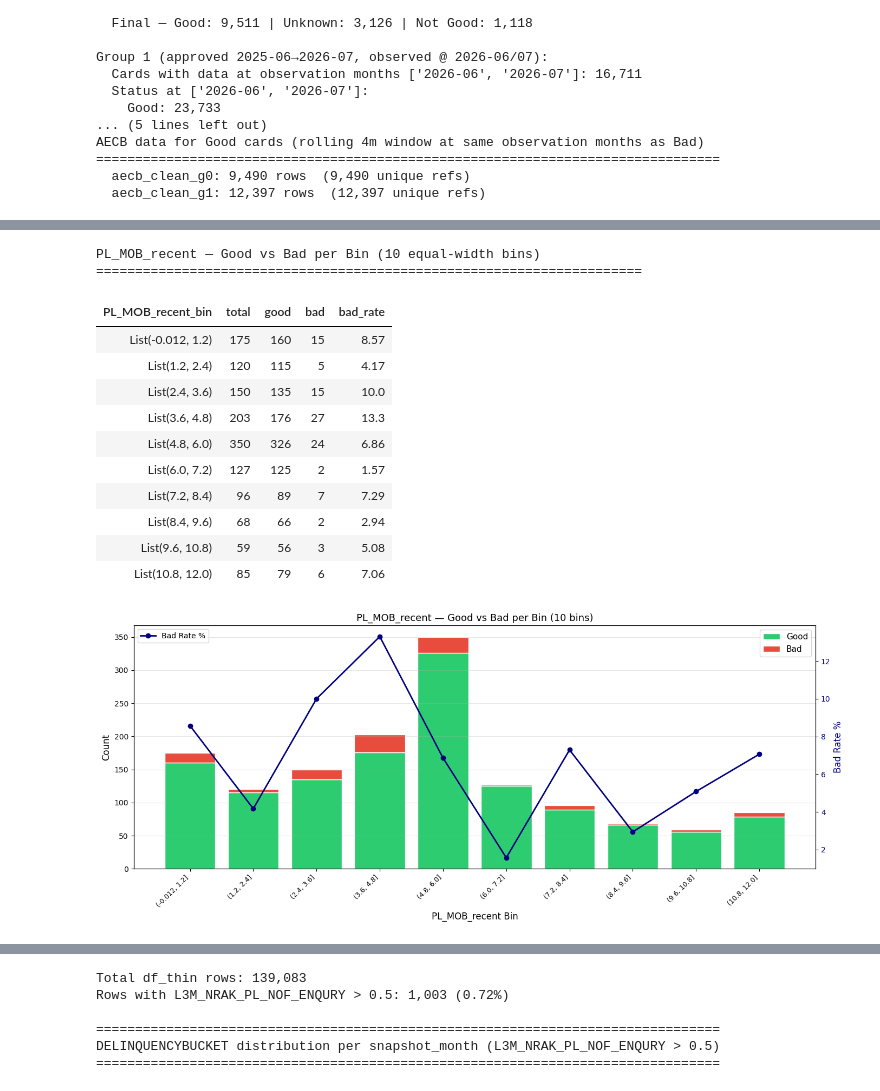
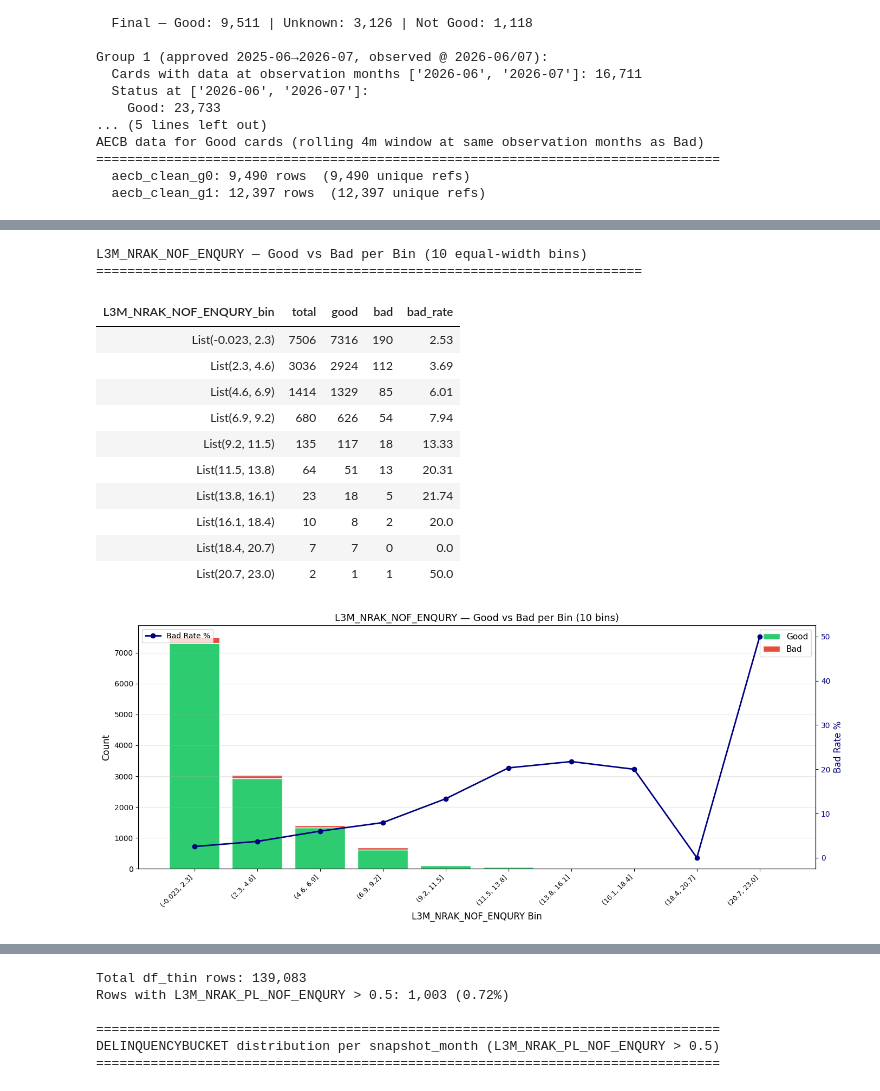
Before and after one commit to zhengzhu-rakbank/credit_card_application_playground, a Jupyter notebook: CC_Approval_AECB_Data_Pull.ipynb, the cells around one changed output, grey strips where cells are left out. Saved outputs shown, nothing was run; the diff lists cells and outputs as text; code cells hidden in the pictures.

```diff
--- a/CC_Approval_AECB_Data_Pull.ipynb
+++ b/CC_Approval_AECB_Data_Pull.ipynb
@@ -811,11 +867,11 @@ refs_group1 = card_to_ref_curr[card_to_ref_curr['CREDITCARDNO'].isin(bad_group1_
 # Filter AECB data for each group
 aecb_group0 = aecb_pd_prev[aecb_pd_prev['Reference_Number'].isin(refs_group0)].copy()
 aecb_group0['group'] = 0
-aecb_group0['group_label'] = 'G0: Bad@2025-07/08 (approved 2024-06→2025-07)'
+aecb_group0['group_label'] = 'G0: Bad@2025-06/07 (approved 2024-06→2025-07)'
 
 aecb_group1 = aecb_pd[aecb_pd['Reference_Number'].isin(refs_group1)].copy()
 aecb_group1['group'] = 1
-aecb_group1['group_label'] = 'G1: Bad@2026-07/08 (approved 2025-06→2026-07)'
+aecb_group1['group_label'] = 'G1: Bad@2026-06/07 (approved 2025-06→2026-07)'
 
 print(f"AECB rows — Group 0: {len(aecb_group0):,} | Group 1: {len(aecb_group1):,}")
 
@@ -881,8 +937,8 @@ colors = ['#e74c3c' if v > 0 else '#2ecc71' for v in top20['mean_pct_change']]
 ax.barh(top20.index, top20['mean_pct_change'], color=colors)
 ax.set_xlabel('Mean % Change (G0 → G1)', fontsize=11)
 ax.set_title('Top 20 Feature Changes (mean % change)\n'
-             'G0: Bad@2025-07/08 approved 2024-06→2025-07  |  '
-             'G1: Bad@2026-07/08 approved 2025-06→2026-07', fontsize=11)
+             'G0: Bad@2025-06/07 approved 2024-06→2025-07  |  '
+             'G1: Bad@2026-06/07 approved 2025-06→2026-07', fontsize=11)
 ax.axvline(0, color='black', linewidth=0.8)
 ax.grid(True, alpha=0.3, axis='x')
 
@@ -1425,11 +1582,11 @@ good_df['target_label'] = 'Good'
 # Combine
 combined = pd.concat([bad_df, good_df], ignore_index=True)
 
-# Fill missing MOB_Since_Chq_Rtn with -99
-combined['MOB_Since_Chq_Rtn'] = pd.to_numeric(combined['MOB_Since_Chq_Rtn'], errors='coerce').fillna(-1)
+# Fill missing MOB_Since_Chq_Rtn with 99 (aligned with Cell 16 imputation)
+combined['MOB_Since_Chq_Rtn'] = pd.to_numeric(combined['MOB_Since_Chq_Rtn'], errors='coerce').fillna(99)
 
 print(f"Combined rows: {len(combined):,}  (Bad: {(combined['target']==1).sum():,} | Good: {(combined['target']==0).sum():,})")
-print(f"MOB_Since_Chq_Rtn missing filled with -1: {(combined['MOB_Since_Chq_Rtn'] == -1).sum():,}")
+print(f"MOB_Since_Chq_Rtn missing filled with 99: {(combined['MOB_Since_Chq_Rtn'] == 99).sum():,}")
 
 # --- Aggregate: good vs bad count per distinct MOB_Since_Chq_Rtn value --------
 value_stats = (
@@ -1463,7 +1620,7 @@ ax1.set_xticks(x_pos)
 ax1.set_xticklabels(x_labels, rotation=45, ha='right', fontsize=9)
 ax1.set_xlabel('MOB_Since_Chq_Rtn', fontsize=12)
 ax1.set_ylabel('Count', fontsize=12)
-ax1.set_title('MOB_Since_Chq_Rtn — Good vs Bad per Value\n(aecb_group1 [Bad] + aecb_clean_g1 [Good], missing → -1)', fontsize=13)
+ax1.set_title('MOB_Since_Chq_Rtn — Good vs Bad per Value\n(aecb_group1 [Bad] + aecb_clean_g1 [Good], missing → 99)', fontsize=13)
 ax1.legend(fontsize=11)
 
 # Overlay bad rate line
@@ -1508,15 +1665,15 @@ MOB_Since_Chq_Rtn — Good vs Bad per Value
 import pandas as pd
 import matplotlib.pyplot as plt
 
-combined['PL_MOB_recent'] = pd.to_numeric(combined['PL_MOB_recent'], errors='coerce')
+combined['L3M_NRAK_NOF_ENQURY'] = pd.to_numeric(combined['L3M_NRAK_NOF_ENQURY'], errors='coerce')
 
 # Cut into 10 bins (equal-width)
-combined['PL_MOB_recent_bin'] = pd.cut(combined['PL_MOB_recent'], bins=10)
+combined['L3M_NRAK_NOF_ENQURY_bin'] = pd.cut(combined['L3M_NRAK_NOF_ENQURY'], bins=10)
 
 # Aggregate good / bad counts per bin
 bin_stats = (
     combined
-    .groupby('PL_MOB_recent_bin', observed=False)
+    .groupby('L3M_NRAK_NOF_ENQURY_bin', observed=False)
     .agg(
         total=('target', 'count'),
         bad=('target', 'sum'),
@@ -1524,51 +1681,51 @@ bin_stats = (
     .reset_index()
 )
 bin_stats['good'] = bin_stats['total'] - bin_stats['bad']
 bin_stats['bad_rate'] = (bin_stats['bad'] / bin_stats['total'] * 100).round(2)
-bin_stats = bin_stats[['PL_MOB_recent_bin', 'total', 'good', 'bad', 'bad_rate']]
+bin_stats = bin_stats[['L3M_NRAK_NOF_ENQURY_bin', 'total', 'good', 'bad', 'bad_rate']]
 
-print("PL_MOB_recent — Good vs Bad per Bin (10 equal-width bins)")
+print("L3M_NRAK_NOF_ENQURY — Good vs Bad per Bin (10 equal-width bins)")
 print("=" * 70)
 display(bin_stats)
 
 # --- Plot: stacked bar + bad rate line ----------------------------------------
 fig, ax1 = plt.subplots(figsize=(14, 6))
-x_labels = bin_stats['PL_MOB_recent_bin'].astype(str)
+x_labels = bin_stats['L3M_NRAK_NOF_ENQURY_bin'].astype(str)
 x_pos = range(len(x_labels))
 
 ax1.bar(x_pos, bin_stats['good'].values, label='Good', color='#2ecc71', edgecolor='white')
 ax1.bar(x_pos, bin_stats['bad'].values, bottom=bin_stats['good'].values, label='Bad', color='#e74c3c', edgecolor='white')
 ax1.set_xticks(x_pos)
 ax1.set_xticklabels(x_labels, rotation=45, ha='right', fontsize=9)
-ax1.set_xlabel('PL_MOB_recent Bin', fontsize=12)
+ax1.set_xlabel('L3M_NRAK_NOF_ENQURY Bin', fontsize=12)
 ax1.set_ylabel('Count', fontsize=12)
-ax1.set_title('PL_MOB_recent — Good vs Bad per Bin (10 bins)', fontsize=13)
+ax1.set_title('L3M_NRAK_NOF_ENQURY — Good vs Bad per Bin (10 bins)', fontsize=13)
 ax1.legend(fontsize=11)
 
 ax2 = ax1.twinx()
 ax2.plot(x_pos, bin_stats['bad_rate'].values, color='navy', marker='o', linewidth=2, label='Bad Rate %')
 ax2.set_ylabel('Bad Rate %', fontsize=12, color='navy')
 ax2.tick_params(axis='y', labelcolor='navy')
 ax2.legend(loc='upper left', fontsize=10)
 
 ax1.grid(True, alpha=0.3, axis='y')
 plt.tight_layout()
 plt.show()
 # %% [output]
-PL_MOB_recent — Good vs Bad per Bin (10 equal-width bins)
+L3M_NRAK_NOF_ENQURY — Good vs Bad per Bin (10 equal-width bins)
 ======================================================================
-| PL_MOB_recent_bin | total | good | bad | bad_rate |
-| List(-0.012, 1.2) | 175 | 160 | 15 | 8.57 |
-| List(1.2, 2.4) | 120 | 115 | 5 | 4.17 |
-| List(2.4, 3.6) | 150 | 135 | 15 | 10.0 |
-| List(3.6, 4.8) | 203 | 176 | 27 | 13.3 |
-| List(4.8, 6.0) | 350 | 326 | 24 | 6.86 |
-| List(6.0, 7.2) | 127 | 125 | 2 | 1.57 |
-| List(7.2, 8.4) | 96 | 89 | 7 | 7.29 |
-| List(8.4, 9.6) | 68 | 66 | 2 | 2.94 |
-| List(9.6, 10.8) | 59 | 56 | 3 | 5.08 |
-| List(10.8, 12.0) | 85 | 79 | 6 | 7.06 |
+| L3M_NRAK_NOF_ENQURY_bin | total | good | bad | bad_rate |
+| List(-0.023, 2.3) | 7506 | 7316 | 190 | 2.53 |
+| List(2.3, 4.6) | 3036 | 2924 | 112 | 3.69 |
+| List(4.6, 6.9) | 1414 | 1329 | 85 | 6.01 |
+| List(6.9, 9.2) | 680 | 626 | 54 | 7.94 |
+| List(9.2, 11.5) | 135 | 117 | 18 | 13.33 |
+| List(11.5, 13.8) | 64 | 51 | 13 | 20.31 |
+| List(13.8, 16.1) | 23 | 18 | 5 | 21.74 |
+| List(16.1, 18.4) | 10 | 8 | 2 | 20.0 |
+| List(18.4, 20.7) | 7 | 7 | 0 | 0.0 |
+| List(20.7, 23.0) | 2 | 1 | 1 | 50.0 |
-[figure, old version]
+[figure, new version]
 # %%
 # ============================================================================
 # Simple Decision Tree: find the segment with the highest bad rate to knock out
```
Also changed, not shown: parts of 15 cells of this notebook.
